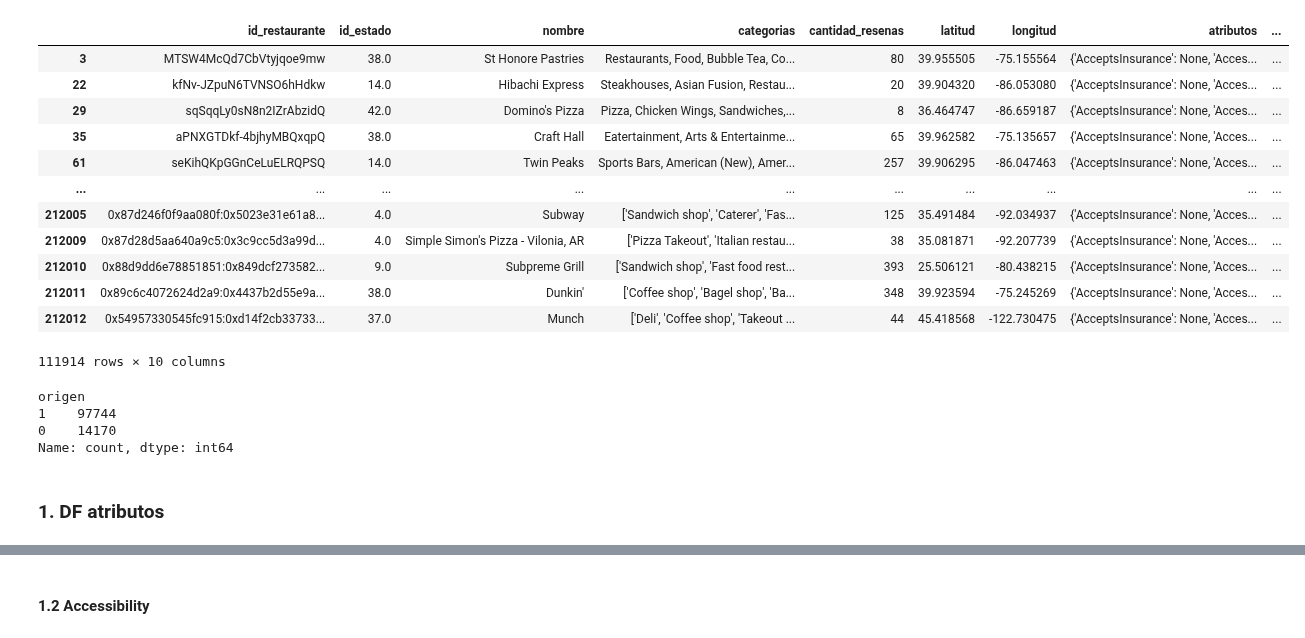
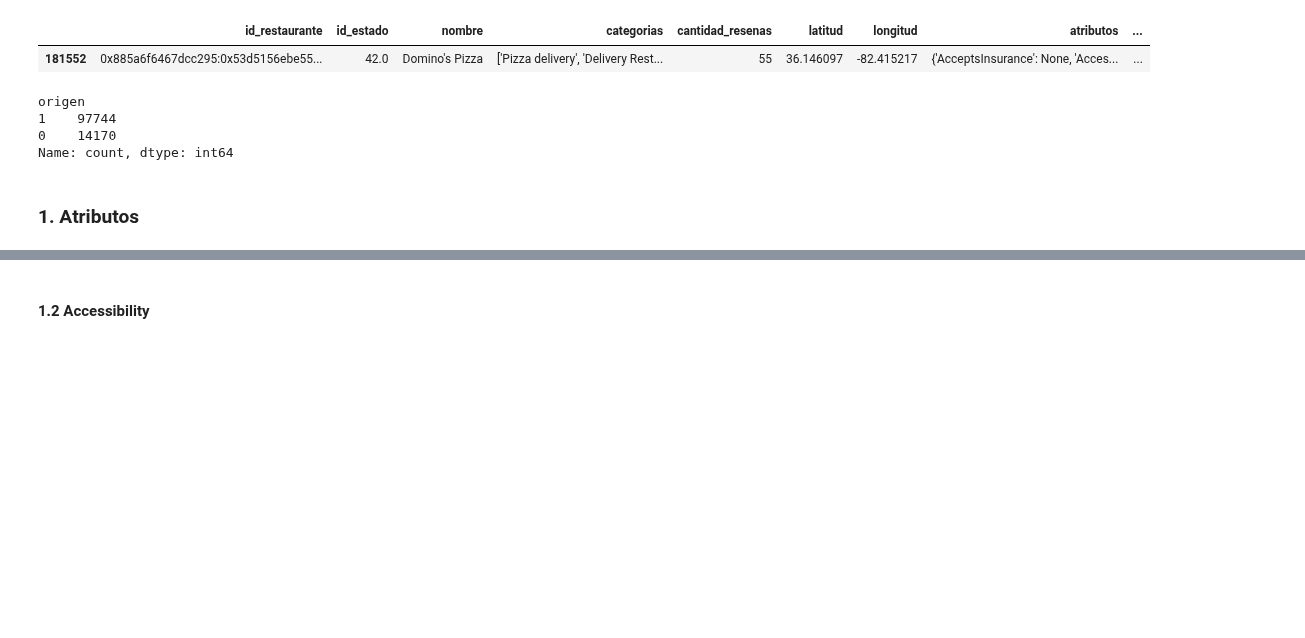
Before and after one commit to Aspirina180mg/PF_DATAPT07, a Jupyter notebook: ML-Javier.ipynb, the cells around one changed output, grey strips where cells are left out. Drawn from its saved outputs; the diff is of its cells as text; code cells hidden in the pictures; blank space fills up the shorter version.

```diff
--- a/ML-Javier.ipynb
+++ b/ML-Javier.ipynb
@@ -8,22 +8,11 @@ df_restaurantes = pd.read_parquet(r'Datawarehouse\restaurantes.parquet')
 # %%
 # df_restaurantes = df_restaurantes[df_restaurantes['nombre'] =="Subway"]
 df_restaurantes['origen'] = df_restaurantes['id_restaurante'].apply(len)
 df_restaurantes['origen'] =  df_restaurantes['id_restaurante'].apply(lambda x: 1 if len(x) > 22 else 0)
-df_restaurantes
+df_restaurantes.sample(1)
 # %% [output]
 |  | id_restaurante | id_estado | nombre | categorias | cantidad_resenas | latitud | longitud | atributos | ... |
-| 3 | MTSW4McQd7CbVtyjqoe9mw | 38.0 | St Honore Pastries | Restaurants, Food, Bubble Tea, Co... | 80 | 39.955505 | -75.155564 | {'AcceptsInsurance': None, 'Acces... | ... |
-| 22 | kfNv-JZpuN6TVNSO6hHdkw | 14.0 | Hibachi Express | Steakhouses, Asian Fusion, Restau... | 20 | 39.904320 | -86.053080 | {'AcceptsInsurance': None, 'Acces... | ... |
-| 29 | sqSqqLy0sN8n2IZrAbzidQ | 42.0 | Domino's Pizza | Pizza, Chicken Wings, Sandwiches,... | 8 | 36.464747 | -86.659187 | {'AcceptsInsurance': None, 'Acces... | ... |
-| 35 | aPNXGTDkf-4bjhyMBQxqpQ | 38.0 | Craft Hall | Eatertainment, Arts & Entertainme... | 65 | 39.962582 | -75.135657 | {'AcceptsInsurance': None, 'Acces... | ... |
-| 61 | seKihQKpGGnCeLuELRQPSQ | 14.0 | Twin Peaks | Sports Bars, American (New), Amer... | 257 | 39.906295 | -86.047463 | {'AcceptsInsurance': None, 'Acces... | ... |
-| ... | ... | ... | ... | ... | ... | ... | ... | ... | ... |
-| 212005 | 0x87d246f0f9aa080f:0x5023e31e61a8... | 4.0 | Subway | ['Sandwich shop', 'Caterer', 'Fas... | 125 | 35.491484 | -92.034937 | {'AcceptsInsurance': None, 'Acces... | ... |
-| 212009 | 0x87d28d5aa640a9c5:0x3c9cc5d3a99d... | 4.0 | Simple Simon's Pizza - Vilonia, AR | ['Pizza Takeout', 'Italian restau... | 38 | 35.081871 | -92.207739 | {'AcceptsInsurance': None, 'Acces... | ... |
-| 212010 | 0x88d9dd6e78851851:0x849dcf273582... | 9.0 | Subpreme Grill | ['Sandwich shop', 'Fast food rest... | 393 | 25.506121 | -80.438215 | {'AcceptsInsurance': None, 'Acces... | ... |
-| 212011 | 0x89c6c4072624d2a9:0x4437b2d55e9a... | 38.0 | Dunkin' | ['Coffee shop', 'Bagel shop', 'Ba... | 348 | 39.923594 | -75.245269 | {'AcceptsInsurance': None, 'Acces... | ... |
-| 212012 | 0x54957330545fc915:0xd14f2cb33733... | 37.0 | Munch | ['Deli', 'Coffee shop', 'Takeout ... | 44 | 45.418568 | -122.730475 | {'AcceptsInsurance': None, 'Acces... | ... |
+| 181552 | 0x885a6f6467dcc295:0x53d5156ebe55... | 42.0 | Domino's Pizza | ['Pizza delivery', 'Delivery Rest... | 55 | 36.146097 | -82.415217 | {'AcceptsInsurance': None, 'Acces... | ... |
-111914 rows × 10 columns
 # %%
 df_restaurantes['origen'].value_counts()
 # %% [output]
@@ -52,7 +41,7 @@ columnas = ['Accessibility',
  'Popular for',
  'Service options']
 # %% [markdown]
-### 1. DF atributos
+### 1. Atributos
 # %%
 df_atributos = pd.json_normalize(df_restaurantes.atributos).reset_index()[columnas].fillna(np.ndarray([]))
 # %%
```
Also changed, not shown: parts of 30 cells of this notebook.
